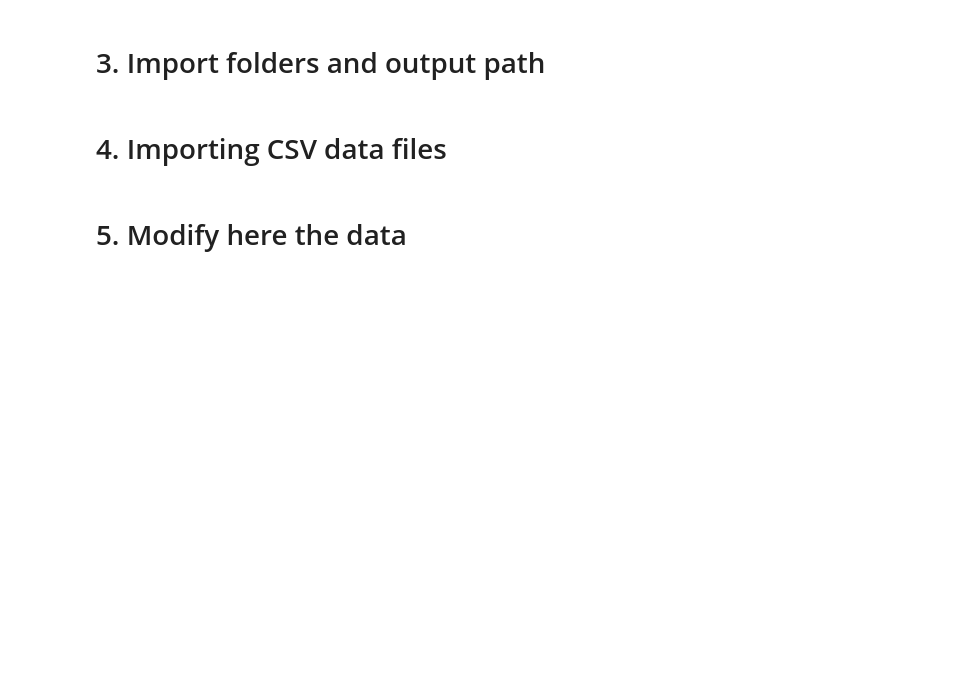
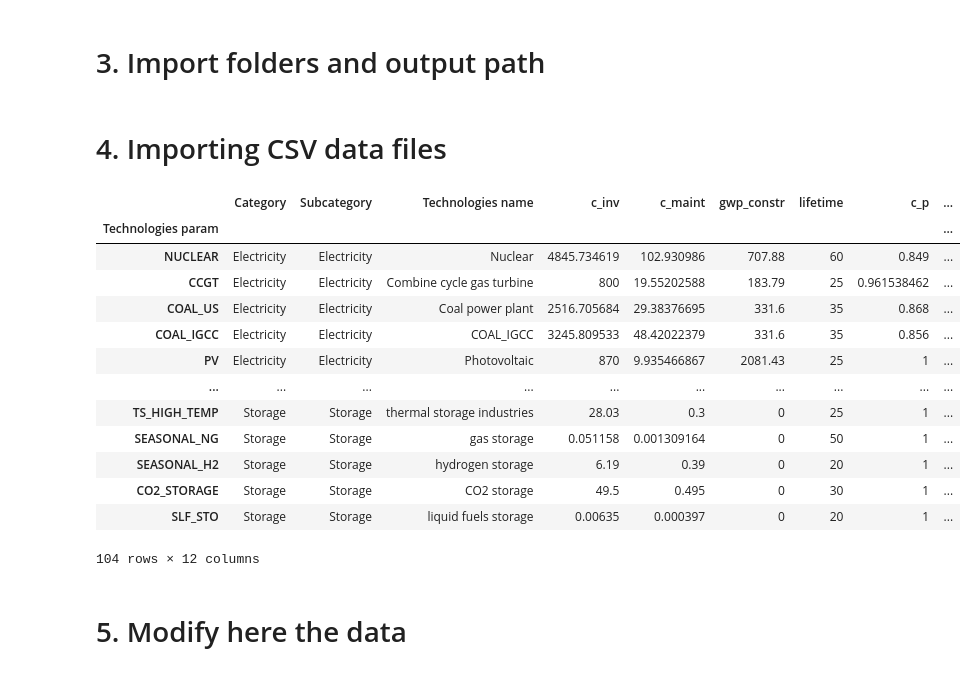
Before and after one commit to nat1236/EnergyScope, a Jupyter notebook: data_management.ipynb, the cells around one changed output. Saved outputs shown, nothing was run; the diff lists cells and outputs as text; code cells hidden in the pictures; blank space fills up the shorter version.

```diff
--- a/data_management.ipynb
+++ b/data_management.ipynb
@@ -45,6 +45,23 @@ out_path = 'STEP_2_Energy_Model/ESTD_data.dat'
 Eud, Resources, Technologies, \
 End_uses_categories, Layers_in_out, Storage_characteristics, Storage_eff_in, \
 Storage_eff_out, Time_Series = import_data(import_folders)
+# %%
+Technologies
+# %% [output]
+|  | Category | Subcategory | Technologies name | c_inv | c_maint | gwp_constr | lifetime | c_p | ... |
+| Technologies param |  |  |  |  |  |  |  |  | ... |
+| NUCLEAR | Electricity | Electricity | Nuclear | 4845.734619 | 102.930986 | 707.88 | 60 | 0.849 | ... |
+| CCGT | Electricity | Electricity | Combine cycle gas turbine | 800 | 19.55202588 | 183.79 | 25 | 0.961538462 | ... |
+| COAL_US | Electricity | Electricity | Coal power plant | 2516.705684 | 29.38376695 | 331.6 | 35 | 0.868 | ... |
+| COAL_IGCC | Electricity | Electricity | COAL_IGCC | 3245.809533 | 48.42022379 | 331.6 | 35 | 0.856 | ... |
+| PV | Electricity | Electricity | Photovoltaic | 870 | 9.935466867 | 2081.43 | 25 | 1 | ... |
+| ... | ... | ... | ... | ... | ... | ... | ... | ... | ... |
+| TS_HIGH_TEMP | Storage | Storage | thermal storage industries | 28.03 | 0.3 | 0 | 25 | 1 | ... |
+| SEASONAL_NG | Storage | Storage | gas storage | 0.051158 | 0.001309164 | 0 | 50 | 1 | ... |
+| SEASONAL_H2 | Storage | Storage | hydrogen storage | 6.19 | 0.39 | 0 | 20 | 1 | ... |
+| CO2_STORAGE | Storage | Storage | CO2 storage | 49.5 | 0.495 | 0 | 30 | 1 | ... |
+| SLF_STO | Storage | Storage | liquid fuels storage | 0.00635 | 0.000397 | 0 | 20 | 1 | ... |
+104 rows × 12 columns
 # %% [markdown]
 # 5. Modify here the data
 # %% [markdown]
```
Also changed, not shown: 7 other files.
